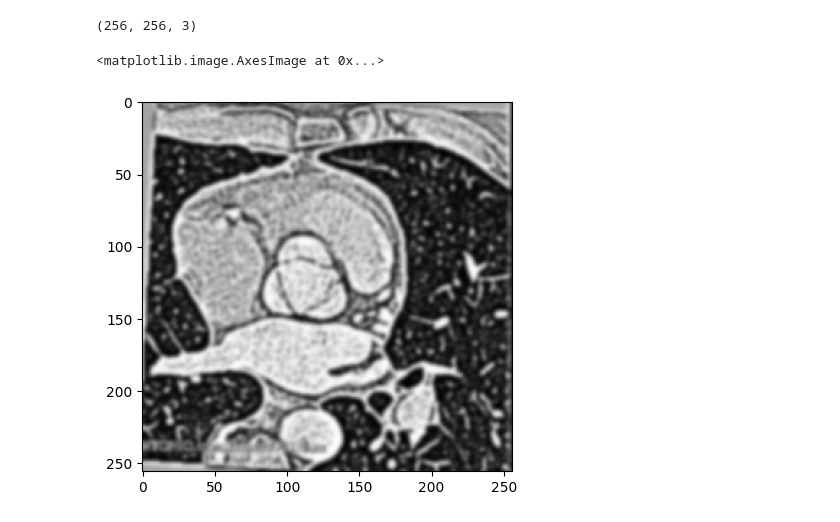
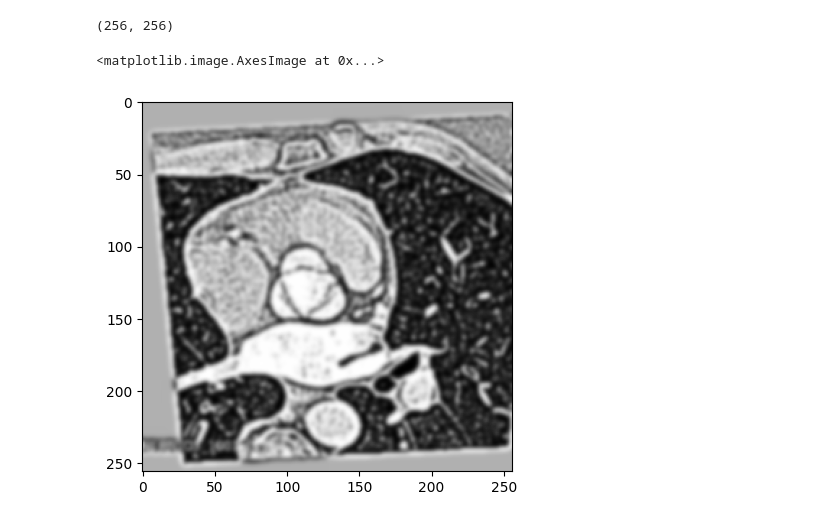
Before and after one commit to ricardo-casa/ReconocimientoPatrones, a Jupyter notebook: Proyecto/Proyecto.ipynb, the cells around one changed output. Cells and saved outputs as stored; diff of their text form; code cells hidden in the pictures.

```diff
--- a/Proyecto/Proyecto.ipynb
+++ b/Proyecto/Proyecto.ipynb
@@ -25,31 +26,31 @@ from sklearn.metrics import roc_curve, RocCurveDisplay, auc, f1_score, confusion
 # %%
 '''
 PRIMERA CAPA DE PREPROCESAMIENTO
     1) QUITAR EL FONDO NEGRO DE LA IMAGEN (RECORTE)
     2) AJUSTAR EL TAMANO DE LA IMAGEN (RESIZE)
 '''
 
 images = []
 
-for filename in listdir('data'):
+for filename in listdir('data/train/'):
     #img=img_as_float(io.imread(f'data/{filename}'))
-    img = cv2.imread(f'data/{filename}')
+    img = cv2.imread(f'data/train/{filename}',0, )
     img = img[:, 174:550] #recorte de imagen
     img = cv2.resize(img, [256,256])
 
-
-    img = cv2.convertScaleAbs(img, alpha=1.1, beta=1)  #alpha contrast   - beta = brightness
+    img = cv2.convertScaleAbs(img, alpha=1.1, beta=-1)  #alpha contrast   - beta = brightness
     img = unsharp_mask(img, radius=1, amount=50)
-    img = gaussian(img, sigma=(1.5,1.5), truncate=3.5, channel_axis=2)
+    img = gaussian(img, sigma=(1.6,1.6), truncate=3.8, channel_axis=2)
+    img = np.trunc(img * 255)
+    img = np.array(img, dtype=np.int64)
+    images.append(img)
 
 
-    images.append(img)
-
-print(images[0].shape)
-plt.imshow(images[0], cmap='binary', vmin=0, vmax=255)
+print(images[1].shape)
+plt.imshow(images[1], cmap='gray')
 # %% [output]
-(256, 256, 3)
+(256, 256)
 <matplotlib.image.AxesImage at 0x...>
-[figure, old version]
+[figure, new version]
 # %%
 def gen_superpixels(image, numSegments = 110, sigma=3.5):
```
Also changed, not shown: parts of 33 cells of this notebook, 11 other files.
